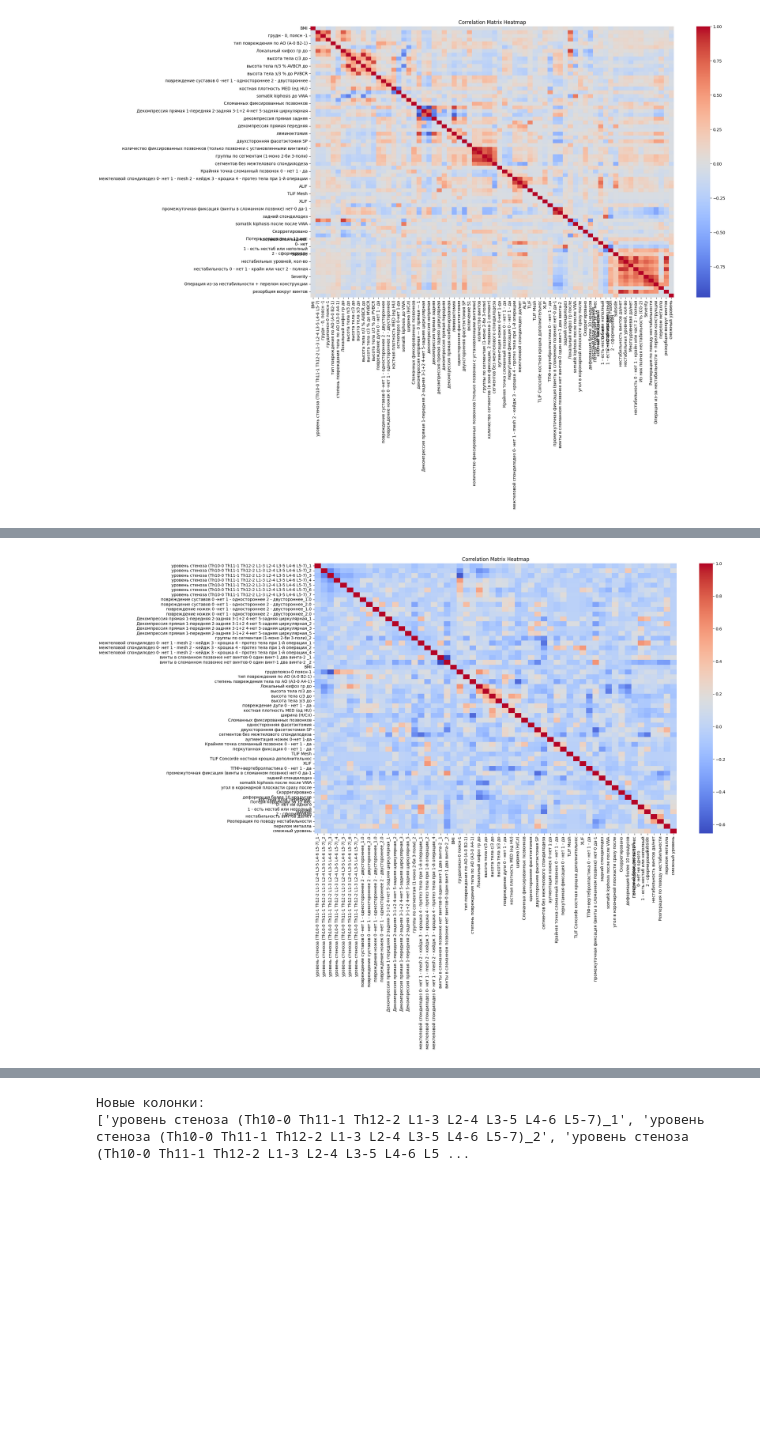
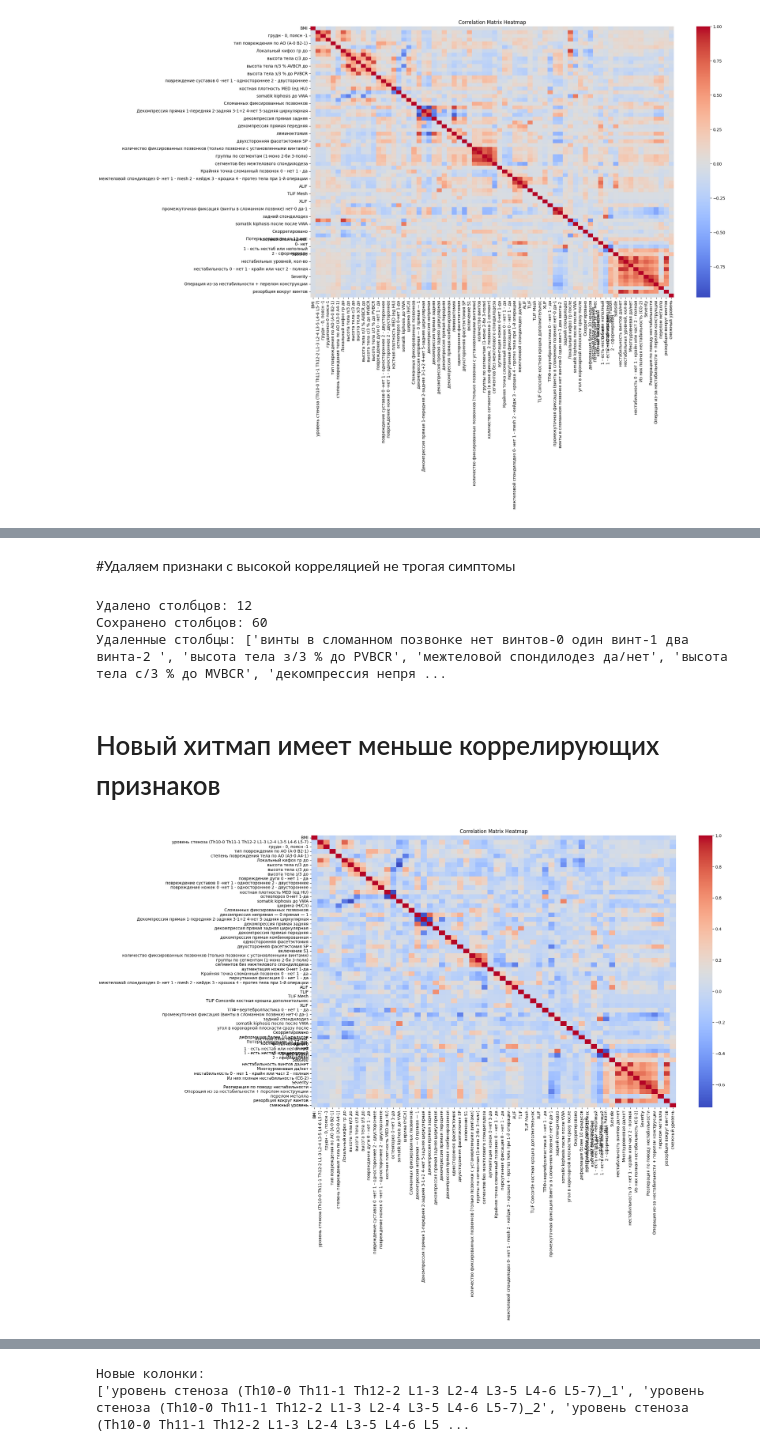
Before and after one commit to AndreuUtkin/ML_notebooks, a Jupyter notebook: Pozvonochnik.ipynb, the cells around one changed output, grey strips where cells are left out. Saved outputs shown, nothing was run; the diff lists cells and outputs as text; code cells hidden in the pictures; blank space fills up the shorter version.

```diff
--- a/Pozvonochnik.ipynb
+++ b/Pozvonochnik.ipynb
@@ -75 +79,3 @@ BMI                                                                0
 Length: 72, dtype: int64
+# %%
+df=df.dropna()
@@ -75,0 +97,6 @@ Length: 72, dtype: int64
+# %%
+# Удаление всех строк с NaN значениями
+df = df.dropna()
+
+# Проверка на наличие NaN после удаления
+print(df.isnull().sum().sum())
@@ -122,0 +152,2 @@ Shape of the dataframe after dropping highly correlated features: (190, 56)
+# %% [markdown]
+#Удаляем признаки с высокой корреляцией не трогая симптомы
@@ -123,14 +165,54 @@ Shape of the dataframe after dropping highly correlated features: (190, 56)
+# %%
+threshold=0.8
+# %%
+# Создаем копию DataFrame без столбцов, которые нужно сохранить
+df_temp = df.drop(columns=columns_to_keep, errors='ignore')
+
+    # Вычисляем корреляционную матрицу
+corr_matrix = df_temp.corr().abs()
+
+    # Создаем маску для верхнего треугольника
+upper_triangle = np.triu(np.ones_like(corr_matrix, dtype=bool), k=1)
+
+    # Находим пары столбцов с корреляцией выше порога
+high_corr_pairs = np.where((corr_matrix > threshold) & upper_triangle)
+
+    # Собираем столбцы для удаления
+columns_to_drop = set()
+for i, j in zip(*high_corr_pairs):
+        col_i = corr_matrix.columns[i]
+        col_j = corr_matrix.columns[j]
+        # Сохраняем тот столбец, который имеет меньшую корреляцию с целевой переменной
+        # или просто первый, если целевой переменной нет
+        columns_to_drop.add(col_j)
+
+    # Удаляем столбцы из временного DataFrame
+df_temp = df_temp.drop(columns=columns_to_drop)
+
+    # Возвращаем исходный DataFrame с удаленными столбцами + сохраненные столбцы
+columns_to_remove_from_original = set(df.columns) - set(columns_to_keep) - set(df_temp.columns)
+df_cleaned = df.drop(columns=columns_to_remove_from_original)
+
+print(f"Удалено столбцов: {len(columns_to_remove_from_original)}")
+print(f"Сохранено столбцов: {len(df_cleaned.columns)}")
+print(f"Удаленные столбцы: {list(columns_to_remove_from_original)}")
+# %% [output]
+Удалено столбцов: 12
+Сохранено столбцов: 60
+Удаленные столбцы: ['винты в сломанном позвонке нет винтов-0 один винт-1 два винта-2 ', 'высота тела з/3 % до PVBCR', 'межтеловой спондилодез да/нет', 'высота тела с/3 % до MVBCR', 'декомпрессия непря ...
+# %% [markdown]
+# Новый хитмап имеет меньше коррелирующих признаков
 # %%
 import seaborn as sns
 import matplotlib.pyplot as plt
 
 # Calculate the correlation matrix
-corr_matrix = df_reduced.corr()
+corr_matrix = df_cleaned.corr()
 
 # Plot the heatmap
 plt.figure(figsize=(20, 12))
 sns.heatmap(corr_matrix, annot=False, cmap='coolwarm')
 plt.title('Correlation Matrix Heatmap')
 plt.show()
 # %% [output]
-[figure, old version]
+[figure, new version]
```
Also changed, not shown: parts of 85 cells of this notebook.
